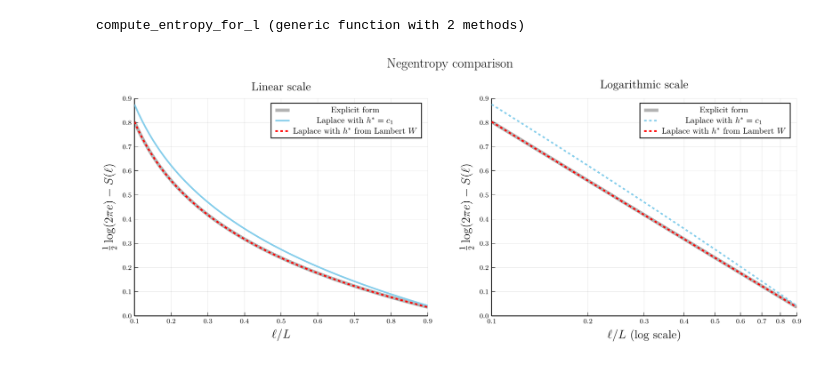
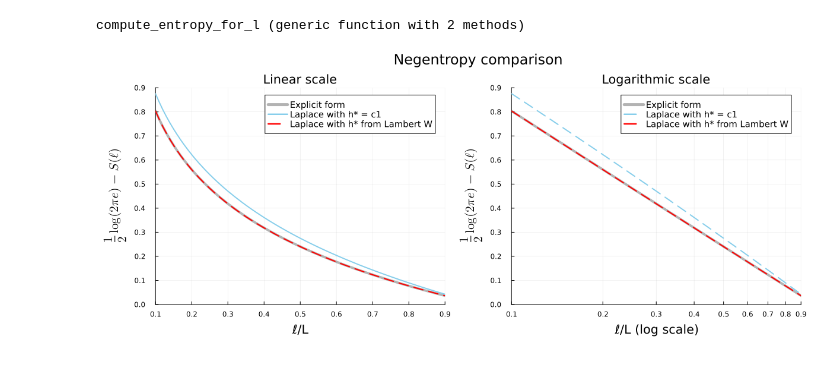
Before and after one commit to pleflohic/turbulence-velocity-increments, a Jupyter notebook: notebooks/non_normalized.ipynb, the cells around one changed output. Saved outputs shown, nothing was run; the diff lists cells and outputs as text; code cells hidden in the pictures.

```diff
--- a/notebooks/non_normalized.ipynb
+++ b/notebooks/non_normalized.ipynb
@@ -63,7 +68,7 @@ y_ticks = [1e-10, 1e-8, 1e-6, 1e-4, 1e-2, 1]
 
 # Initialize plots with explicit scales
 p1 = plot(xlabel = L"x", ylabel = L"\mathcal{P}_{\delta_\ell u}(x)", ylims=(0, 1), lw = 2, guidefontsize=14, legend=false, left_margin = 10mm)
-p2 = plot(xlabel = L"x", ylabel = L"\mathcal{P}_{\delta_\ell u}(x) \quad \text{(log scale)}", ylims=(1e-10, 1), yticks=y_ticks, yscale=:log10, lw = 2, guidefontsize=14, left_margin = 10mm)
+p2 = plot(xlabel = L"x", ylabel = L"\mathcal{P}_{\delta_\ell u}(x)\ \mathrm{(log\ scale)}", ylims=(1e-10, 1), yticks=y_ticks, yscale=:log10, lw = 2, guidefontsize=14, left_margin = 10mm)
 
 # Reference Gaussian
 gauss_pdf = pdf.(Normal(0, 1), x_values)
@@ -82,7 +87,7 @@ plot!(p1, x_values, gauss_pdf, label="N(0,1)", lw=2, ls=:dash, color=:black)
 plot!(p2, x_values, gauss_pdf, label="N(0,1)", lw=2, ls=:dash, color=:black)
 
 # Final Layout
-pdf1 = plot(p1, p2, layout = (1, 2), size = (1200, 500), plot_title = L"\mathcal{P}_{\delta_\ell u} \text{ (explicit form)}", plot_titlevspan=0.05)
+pdf1 = plot(p1, p2, layout = (1, 2), size = (1200, 500), plot_title = L"\mathcal{P}_{\delta_\ell u}\ \mathrm{(explicit\ form)}", plot_titlevspan=0.05)
 savefig(pdf1, joinpath(@__DIR__, "..", "latex/images/non_normalized_figures", "pdf1.png"))
 
 pdf1
@@ -117,7 +122,7 @@ y_ticks = [1e-10, 1e-8, 1e-6, 1e-4, 1e-2, 1]
 
 # Initialize plots with explicit scales
 p1 = plot(xlabel = L"x", ylabel = L"\mathcal{P}_{\delta_\ell u}(x)", ylims=(0, 1), lw = 2, guidefontsize = 14, legend=false, left_margin = 10mm)
-p2 = plot(xlabel = L"x", ylabel = L"\mathcal{P}_{\delta_\ell u}(x) \quad \text{(log scale)}", ylims=(1e-10, 1), yticks=y_ticks, yscale=:log10, lw = 2, guidefontsize=14, left_margin = 10mm)
+p2 = plot(xlabel = L"x", ylabel = L"\mathcal{P}_{\delta_\ell u}(x)\ \mathrm{(log\ scale)}", ylims=(1e-10, 1), yticks=y_ticks, yscale=:log10, lw = 2, guidefontsize=14, left_margin = 10mm)
 
 # Reference Gaussian
 gauss_pdf = pdf.(Normal(0, 1), x_values)
@@ -137,7 +142,7 @@ plot!(p1, x_values, gauss_pdf, label="N(0,1)", lw=2, ls=:dash, color=:black)
 plot!(p2, x_values, gauss_pdf, label="N(0,1)", lw=2, ls=:dash, color=:black)
 
 # Final Layout
-pdf2 = plot(p1, p2, layout = (1, 2), size = (1200, 500), plot_title = L"\mathcal{P}_{\delta_\ell u} \text{ (Laplace approximation with } h^* = c_1)", plot_titlevspan=0.05)
+pdf2 = plot(p1, p2, layout = (1, 2), size = (1200, 500), plot_title = L"\mathcal{P}_{\delta_\ell u}\ \mathrm{(Laplace\ approximation\ with\ }h^{*}=c_{1}\mathrm{)}", plot_titlevspan=0.05)
 savefig(pdf2, joinpath(@__DIR__, "..", "latex/images/non_normalized_figures", "pdf2.png"))
 
 pdf2
@@ -159,7 +164,7 @@ y_ticks = [1e-10, 1e-8, 1e-6, 1e-4, 1e-2, 1]
 
 # Initialize plots with explicit scales
 p1 = plot(xlabel = L"x", ylabel = L"\mathcal{P}_{\delta_\ell u}(x)", ylims=(0, 1), lw = 2, guidefontsize=14, legend=false, left_margin = 10mm)
-p2 = plot(xlabel = L"x", ylabel = L"\mathcal{P}_{\delta_\ell u}(x) \quad \text{(log scale)}", ylims=(1e-10, 1), yticks=y_ticks, yscale=:log10, lw = 2, guidefontsize=14, left_margin = 10mm)
+p2 = plot(xlabel = L"x", ylabel = L"\mathcal{P}_{\delta_\ell u}(x)\ \mathrm{(log\ scale)}", ylims=(1e-10, 1), yticks=y_ticks, yscale=:log10, lw = 2, guidefontsize=14, left_margin = 10mm)
 
 # Reference Gaussian
 gauss_pdf = pdf.(Normal(0, 1), x_values)
@@ -179,7 +184,7 @@ plot!(p1, x_values, gauss_pdf, label="N(0,1)", lw=2, ls=:dash, color=:black)
 plot!(p2, x_values, gauss_pdf, label="N(0,1)", lw=2, ls=:dash, color=:black)
 
 # Final Layout
-pdf3 = plot(p1, p2, layout = (1, 2), size = (1200, 500), plot_title = L"\mathcal{P}_{\delta_\ell u} \text{ (Laplace approximation with } h^* \text{ from Lambert } W)", plot_titlevspan=0.05)
+pdf3 = plot(p1, p2, layout = (1, 2), size = (1200, 500), plot_title = L"\mathcal{P}_{\delta_\ell u}\ \mathrm{(Laplace\ approximation\ with\ }h^{*}\ \mathrm{from\ Lambert}\ W\mathrm{)}", plot_titlevspan=0.05)
 savefig(pdf3, joinpath(@__DIR__, "..", "latex/images/non_normalized_figures", "pdf3.png"))
 
 pdf3
@@ -335,14 +340,14 @@ ticks = [0.1, 0.2, 0.3, 0.4, 0.5, 0.6, 0.7, 0.8, 0.9]
 y_ticks = [0.0, 0.1, 0.2, 0.3, 0.4, 0.5, 0.6, 0.7, 0.8, 0.9]
 
 # Labels
-label1 = L"\text{Explicit form}"
-label2 = L"\text{Laplace with } h^*=c_1"
-label3 = L"\text{Laplace with } h^* \text{ from Lambert } W"
+label1 = "Explicit form"
+label2 = "Laplace with h* = c1"
+label3 = "Laplace with h* from Lambert W"
 
 # Plot p1
 p1 = plot(l_values./L, S_A_values, label = label1,
-          title = L"\text{Linear scale}",
-          xlabel = L"\ell/L",
+          title = "Linear scale",
+          xlabel = "ℓ/L",
           ylabel = L"\frac{1}{2} \log(2\pi e) - S(\ell)",
           xlims = (0.1, 0.9),
           ylims = (0, 0.9),
@@ -356,34 +361,34 @@ p1 = plot(l_values./L, S_A_values, label = label1,
           left_margin = 10mm,
           bottom_margin = 10mm)
 
 plot!(p1, l_values./L, S_B_values, label = label2, lw = 2, color=:skyblue)
 plot!(p1, l_values./L, S_C_values, label = label3, lw = 2, color=:red, ls = :dash)
 
 # Plot p2
 p2 = plot(l_values./L, S_A_values, label = label1,
-          title = L"\text{Logarithmic scale}",
-          xlabel = L"\ell/L \text{ (log scale)}",
+          title = "Logarithmic scale",
+          xlabel = "ℓ/L (log scale)",
           ylabel = L"\frac{1}{2} \log(2\pi e) - S(\ell)",
           xscale = :log10,
           xlims = (0.1, 0.9),
           ylims = (0, 0.9),
           xticks = (ticks, string.(ticks)),
           yticks = y_ticks,
           lw = 4,
           color=:black, alpha=0.3,
           guidefontsize = 14,
           legend = :topright,
           legendfontsize = 10,
           left_margin = 10mm,
           bottom_margin = 10mm)
 
 plot!(p2, l_values./L, S_B_values, label = label2, lw = 2, color=:skyblue, ls = :dash)
 plot!(p2, l_values./L, S_C_values, label = label3, lw = 2, color=:red, ls = :dash)
 
 # Display
-negentropy = plot(p1, p2, layout = (1, 2), size = (1200, 500), plot_title = L"\text{Negentropy comparison}", plot_titlevspan = 0.07)
+negentropy = plot(p1, p2, layout = (1, 2), size = (1200, 500), plot_title = "Negentropy comparison", plot_titlevspan = 0.07)
 savefig(negentropy, joinpath(@__DIR__, "..", "latex/images/non_normalized_figures", "negentropy.png"))
 
 negentropy
 # %% [output]
-[figure, old version]
+[figure, new version]
```
Also changed, not shown: parts of 6 cells of this notebook, 11 other files.
